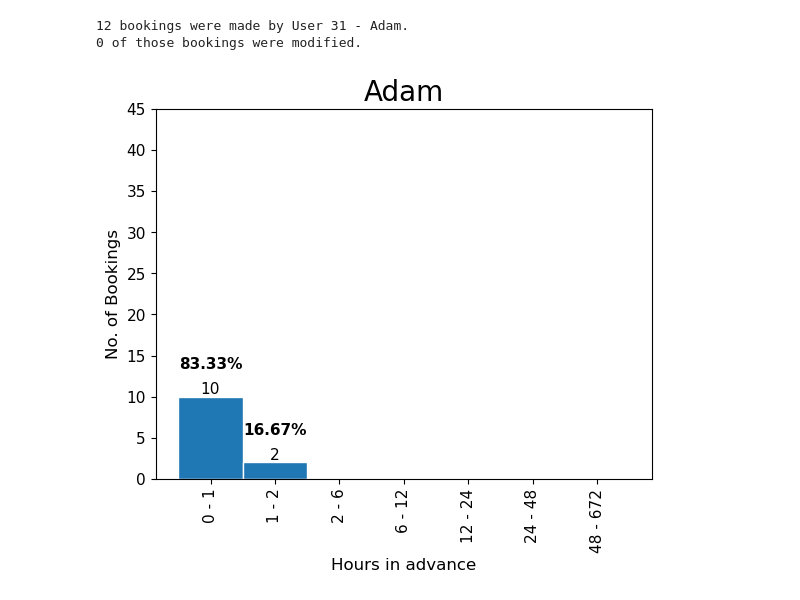
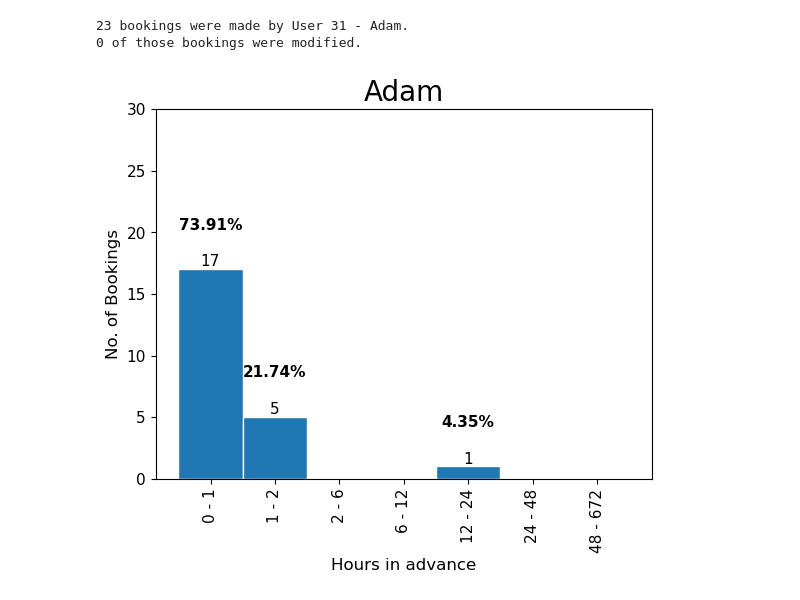
Before and after one commit to SoniaNkt/SolarCoordinationAnalysis, a Jupyter notebook: chatbot/Kilburn - Chatbot Booking Analyses.ipynb, the cells around one changed output. Cells and saved outputs as stored; diff of their text form; code cells hidden in the pictures.

Commit message:
Changing coordination start date

```diff
--- a/chatbot/Kilburn - Chatbot Booking Analyses.ipynb
+++ b/chatbot/Kilburn - Chatbot Booking Analyses.ipynb
@@ -18,7 +18,7 @@ bookings['start'] = pd.to_datetime(bookings['start'],infer_datetime_format=True)
 bookings['created_at'] = pd.to_datetime(bookings['created_at'],infer_datetime_format=True).dt.floor('S')
 bookings['modified_at'] = pd.to_datetime(bookings['modified_at'],infer_datetime_format=True).dt.floor('S')
 
-coordinationStartDate = datetime.datetime(2023,11,4,0,0,0,0,tzinfo=pytz.timezone('UTC'))
+coordinationStartDate = datetime.datetime(2023,10,18,0,0,0,0,tzinfo=pytz.timezone('UTC'))
 validBookings = bookings.loc[bookings['start']>= coordinationStartDate]
 
 klbBookings = validBookings.loc[validBookings['user'].isin(kilburn)].copy()
@@ -209,7 +206,7 @@ for i, bar in enumerate(outer_bars):
     percentage = (height / total_bookings) * 100
 
     if percentage != 0:
-        ax.text(bar.get_x() + bar.get_width() / 2, height + 1, f"{percentage:.2f}%", ha='center', va='bottom', fontweight='bold')
+        ax.text(bar.get_x() + bar.get_width() / 2, height + 2, f"{percentage:.2f}%", ha='center', va='bottom', fontweight='bold')
 
 
 # Add the y-axis value at the top of each bin - modified bookings in user 27
@@ -222,7 +219,7 @@ for i, bar in enumerate(nested_bars):
 
 # Extend the y-axis by setting the minimum and maximum limits
 min_y = 0
-max_y = 12  # Add some extra space above the highest bar
+max_y = 30  # Add some extra space above the highest bar
 ax.set_ylim(min_y, max_y)
 
 plt.savefig('sara_booking_histogram.png', dpi=300, bbox_inches='tight')
@@ -305,36 +306,36 @@ print(modified_bookings_user_31.dropna().count(), 'of those bookings were modifi
 for i, bar in enumerate(outer_bars):
     height = bar.get_height() #this is the value each bin corresponds to
 
     # Add the y-axis value at the top of each bin
     if height != 0:
         ax.text(bar.get_x() + bar.get_width() / 2, height, str(int(height)), ha='center', va='bottom')
 
     # Calculate and display the percentage
     percentage = (height / total_bookings) * 100
 
     if percentage != 0:
         ax.text(bar.get_x() + bar.get_width() / 2, height + 3, f"{percentage:.2f}%", ha='center', va='bottom', fontweight='bold')
 
 
 # Add the y-axis value at the top of each bin - modified bookings in user 31
 for i, bar in enumerate(nested_bars):
     height = bar.get_height() # this is the value each bin corresponds to
 
     # Add the y-axis value at the top of each bin
     if height != 0:
         ax.text(bar.get_x() + bar.get_width() / 2, height, str(int(height)), ha='center', va='bottom', color='w')
 
 # Extend the y-axis by setting the minimum and maximum limits
 min_y = 0
-max_y = 45  # Add some extra space above the highest bar
+max_y = 30 # Add some extra space above the highest bar
 ax.set_ylim(min_y, max_y)
 
 plt.savefig('adam_booking_histogram.png', dpi=300, bbox_inches='tight')
 plt.show()
 # %% [output]
-12 bookings were made by User 31 - Adam.
+23 bookings were made by User 31 - Adam.
 0 of those bookings were modified.
-[figure, old version]
+[figure, new version]
 # %%
 # User 32 - Ute
 
```
Also changed, not shown: parts of 9 cells of this notebook, 2 other files.
